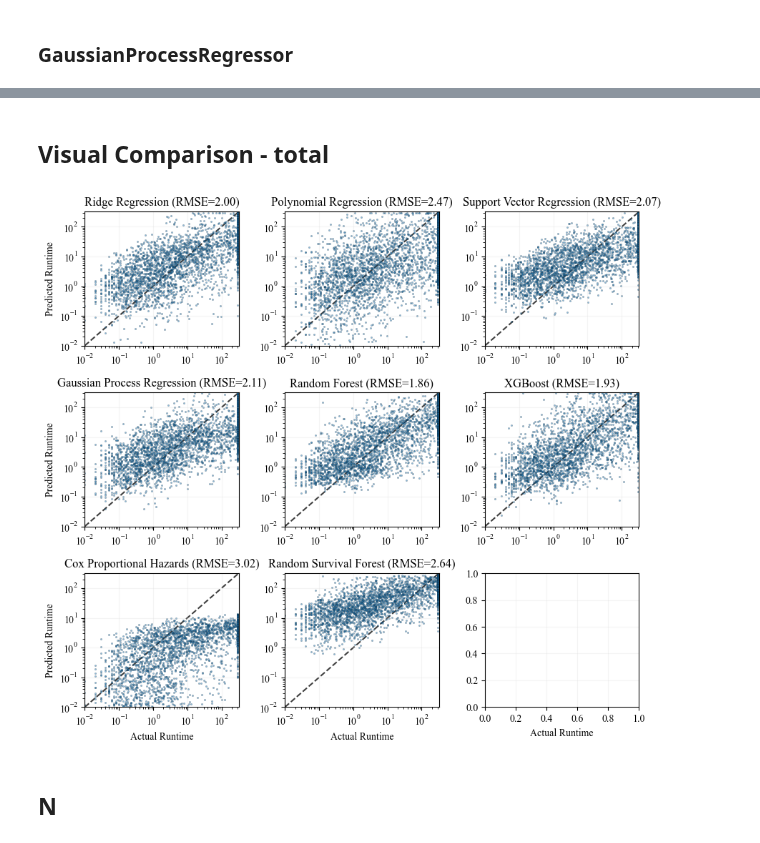
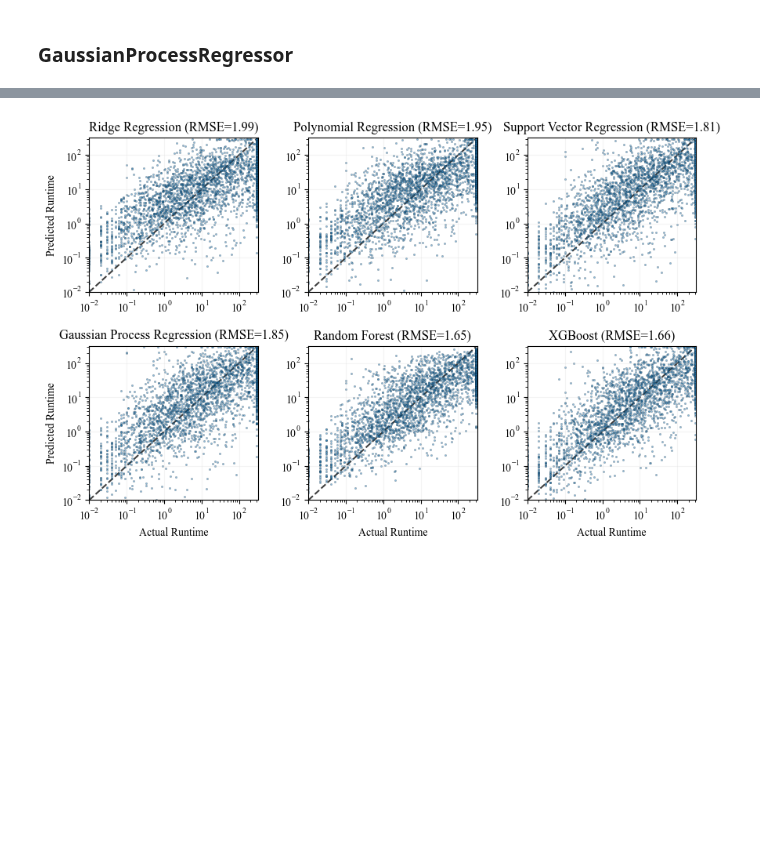
Before and after one commit to zakrzewow/raw-algorithm-portfolios, a Jupyter notebook: archive/phase1/comparison_base.ipynb, the cells around one changed output, grey strips where cells are left out. Saved outputs shown, nothing was run; the diff lists cells and outputs as text; code cells hidden in the pictures; blank space fills up the shorter version.

```diff
--- a/archive/phase1/comparison_base.ipynb
+++ b/archive/phase1/comparison_base.ipynb
@@ -124,10 +120,10 @@ plt.show()
 # %% [output]
 [figure]
 # %%
-N_TRIALS = 3
-N = 2
+N_TRIALS = 500
+N = 3
 INSTANCE_NUMBER = 10
-SOLVER_NUMBER = 300
+SOLVER_NUMBER = 90
 RANDOM_STATE = 0
 
 SPLITS = get_n_splits(
@@ -367,2 +361,0 @@ rsf_incumbent
-# %% [markdown]
-## Visual Comparison - total
@@ -413,37 +423,35 @@ for _, model_info in models.items():
 # %%
-fig, axs = plt.subplots(nrows=3, ncols=3, figsize=(10, 9))
+fig, axs = plt.subplots(nrows=2, ncols=3, figsize=(10, 6))
 axs = axs.flatten()
 
-for i, model_info in enumerate(models.values()):
+plot_df = result_df.loc[(result_df["random_state"] == 4) & (result_df["solver_number"] == 300)].reset_index(drop=True)
+
+for i, result in plot_df.iterrows():
     ax = axs[i]
-    result = model_info["result"]
 
     sc = ax.scatter(
         result["y_test_not_censored"],
         result["y_pred"],
         alpha=0.5,
         edgecolors="k",
         lw=0.2,
         s=3,
     )
     ax.set_xscale("log")
     ax.set_yscale("log")
 
     ax.set_xlim(0.01, 320)
     ax.set_ylim(0.01, 320)
     ax.plot([0.01, 300], [0.01, 300], "k--", alpha=0.75, zorder=0)
-    ax.set_title(f'{model_info["name"]} (RMSE={result["rmse"]:.2f})')
+    ax.set_title(f'{result["name"]} (RMSE={result["rmse"]:.2f})')
 
 axs[0].set_ylabel("Predicted Runtime")
 axs[3].set_ylabel("Predicted Runtime")
-axs[6].set_ylabel("Predicted Runtime")
-axs[6].set_xlabel("Actual Runtime")
-axs[7].set_xlabel("Actual Runtime")
-axs[8].set_xlabel("Actual Runtime")
+axs[3].set_xlabel("Actual Runtime")
+axs[4].set_xlabel("Actual Runtime")
+axs[5].set_xlabel("Actual Runtime")
 plt.subplots_adjust(wspace=0.3, hspace=0.35)
 # plt.savefig("runtime_predictions.png", dpi=300, bbox_inches="tight")
 plt.show()
 # %% [output]
-[figure, old version]
+[figure, new version]
-# %% [markdown]
-## N
```
Also changed, not shown: parts of 17 cells of this notebook, 8 other files.
